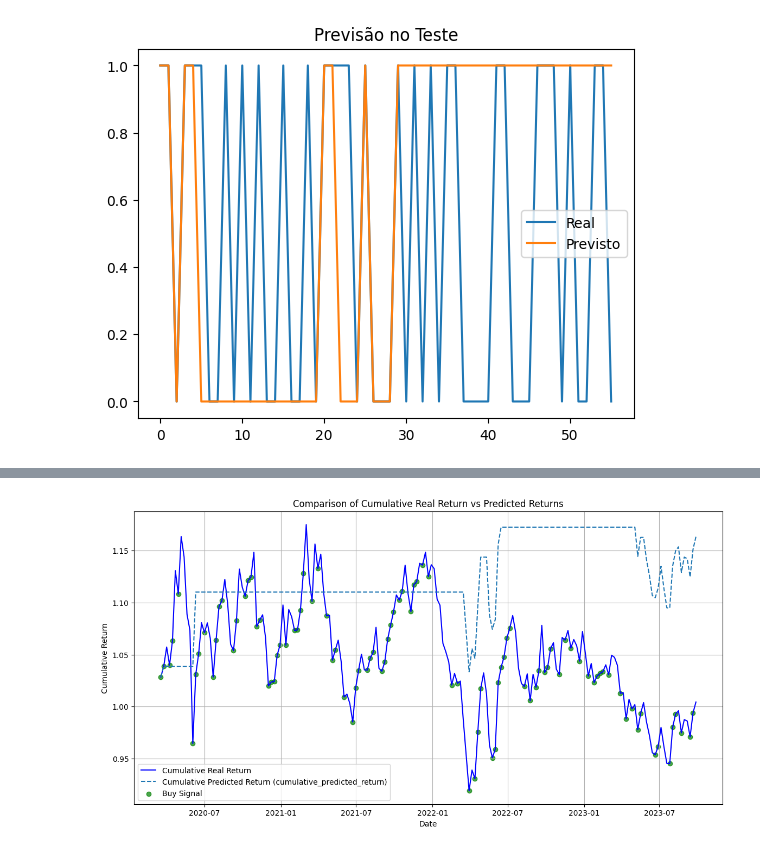
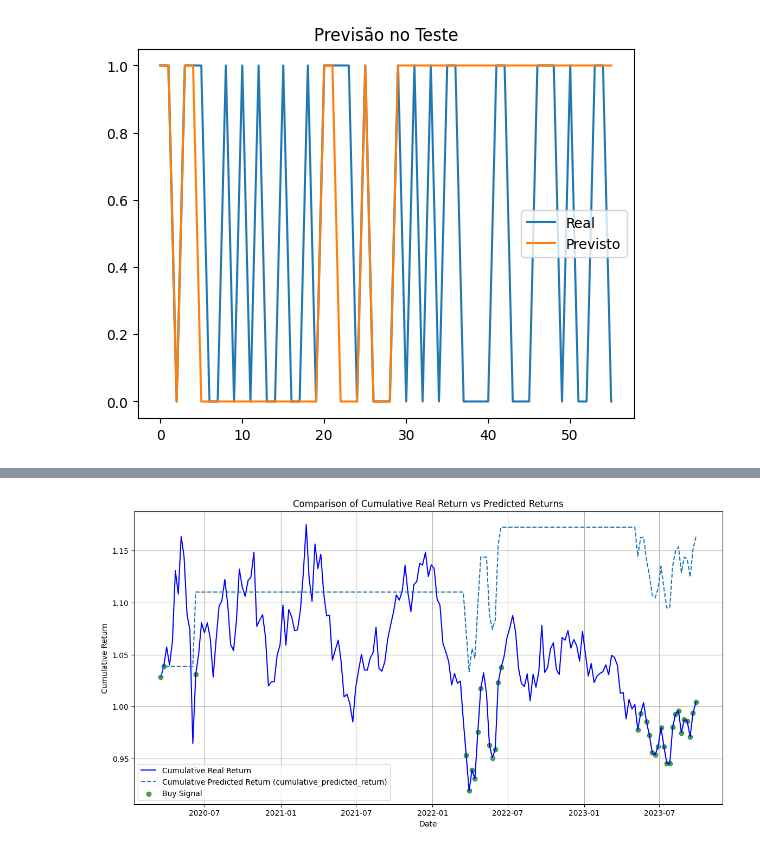
Before and after one commit to FelipeNicolettiRMario/market-data-market-prediction-ml-study, a Jupyter notebook: models/logistic_regression.ipynb, the cells around one changed output, grey strips where cells are left out. Cells and saved outputs as stored; diff of their text form; code cells hidden in the pictures.

```diff
--- a/models/logistic_regression.ipynb
+++ b/models/logistic_regression.ipynb
@@ -83,8 +83,9 @@ asset_data.head()
 # %%
 plot_cumulative_returns(
     data=asset_data,
     real_column="cumulative_real_return",
-    predicted_columns=["cumulative_predicted_return"]
+    predicted_columns=["cumulative_predicted_return"],
+    target_column="predicted_target"
 )
 # %% [output]
-[figure, old version]
+[figure, new version]
```
Also changed, not shown: 1 other file.
